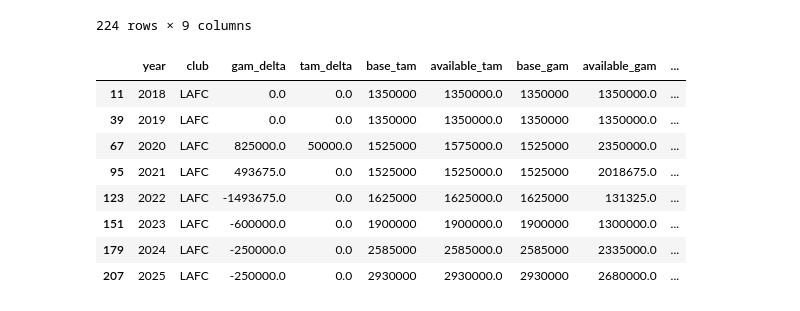
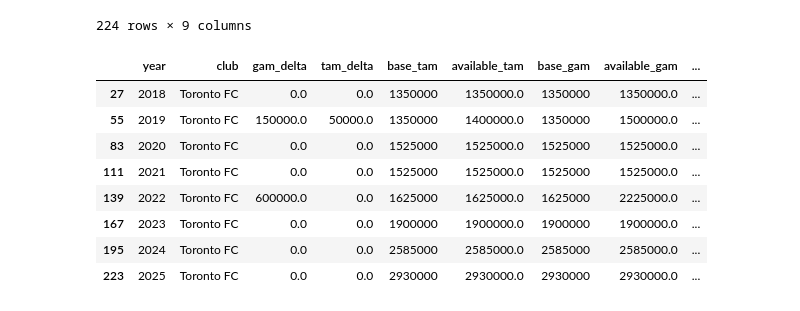
Before and after one commit to akeaswaran/goalsadded-data, a Jupyter notebook: spotrac-scrape.ipynb, the cells around one changed output. Saved outputs shown, nothing was run; the diff lists cells and outputs as text; code cells hidden in the pictures.

```diff
--- a/spotrac-scrape.ipynb
+++ b/spotrac-scrape.ipynb
@@ -486,15 +486,15 @@ am_delta_records
 | 223 | 2025 | Toronto FC | 0.0 | 0.0 | 2930000 | 2930000.0 | 2930000 | 2930000.0 | ... |
 224 rows × 9 columns
 # %%
-am_delta_records[am_delta_records.club == 'LAFC']
+am_delta_records[am_delta_records.club == 'Toronto FC']
 # %% [output]
 |  | year | club | gam_delta | tam_delta | base_tam | available_tam | base_gam | available_gam | ... |
-| 11 | 2018 | LAFC | 0.0 | 0.0 | 1350000 | 1350000.0 | 1350000 | 1350000.0 | ... |
-| 39 | 2019 | LAFC | 0.0 | 0.0 | 1350000 | 1350000.0 | 1350000 | 1350000.0 | ... |
-| 67 | 2020 | LAFC | 825000.0 | 50000.0 | 1525000 | 1575000.0 | 1525000 | 2350000.0 | ... |
-| 95 | 2021 | LAFC | 493675.0 | 0.0 | 1525000 | 1525000.0 | 1525000 | 2018675.0 | ... |
-| 123 | 2022 | LAFC | -1493675.0 | 0.0 | 1625000 | 1625000.0 | 1625000 | 131325.0 | ... |
-| 151 | 2023 | LAFC | -600000.0 | 0.0 | 1900000 | 1900000.0 | 1900000 | 1300000.0 | ... |
-| 179 | 2024 | LAFC | -250000.0 | 0.0 | 2585000 | 2585000.0 | 2585000 | 2335000.0 | ... |
-| 207 | 2025 | LAFC | -250000.0 | 0.0 | 2930000 | 2930000.0 | 2930000 | 2680000.0 | ... |
+| 27 | 2018 | Toronto FC | 0.0 | 0.0 | 1350000 | 1350000.0 | 1350000 | 1350000.0 | ... |
+| 55 | 2019 | Toronto FC | 150000.0 | 50000.0 | 1350000 | 1400000.0 | 1350000 | 1500000.0 | ... |
+| 83 | 2020 | Toronto FC | 0.0 | 0.0 | 1525000 | 1525000.0 | 1525000 | 1525000.0 | ... |
+| 111 | 2021 | Toronto FC | 0.0 | 0.0 | 1525000 | 1525000.0 | 1525000 | 1525000.0 | ... |
+| 139 | 2022 | Toronto FC | 600000.0 | 0.0 | 1625000 | 1625000.0 | 1625000 | 2225000.0 | ... |
+| 167 | 2023 | Toronto FC | 0.0 | 0.0 | 1900000 | 1900000.0 | 1900000 | 1900000.0 | ... |
+| 195 | 2024 | Toronto FC | 0.0 | 0.0 | 2585000 | 2585000.0 | 2585000 | 2585000.0 | ... |
+| 223 | 2025 | Toronto FC | 0.0 | 0.0 | 2930000 | 2930000.0 | 2930000 | 2930000.0 | ... |
 # %%
```
Also changed, not shown: parts of 11 cells of this notebook, 12 other files.
